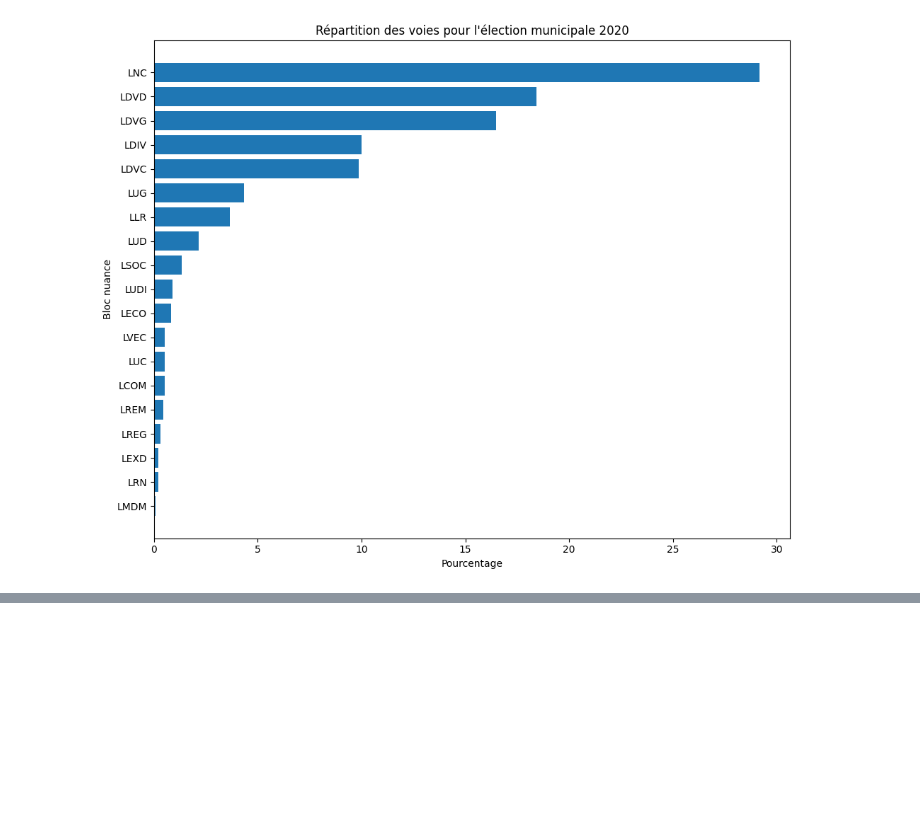
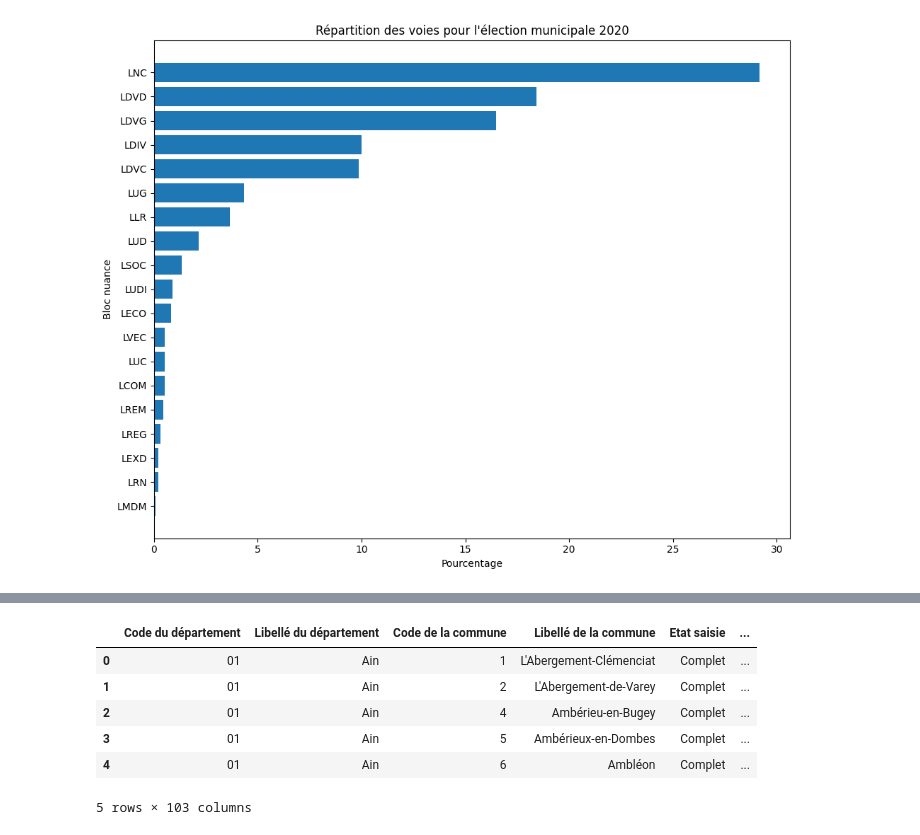
Before and after one commit to romainratajczyk/ENSAE-S1-Python-Project, a Jupyter notebook: Data formatting.ipynb, the cells around one changed output, grey strips where cells are left out. Cells and saved outputs as stored; diff of their text form; code cells hidden in the pictures; blank space fills up the shorter version.

Commit message:
Ajout de la base élections présidentielles

```diff
--- a/Data formatting.ipynb
+++ b/Data formatting.ipynb
@@ -282,0 +286,11 @@ plt.show()
+# %%
+resultats_2022 = pd.read_excel('/home/onyxia/work/Python-project/Data/data_pour_nos_codes/data_elec/Présidentielles 2022 Résultats par communes.xlsx', header=0)
+resultats_2022.head(5)
+# %% [output]
+|  | Code du département | Libellé du département | Code de la commune | Libellé de la commune | Etat saisie | ... |
+| 0 | 01 | Ain | 1 | L'Abergement-Clémenciat | Complet | ... |
+| 1 | 01 | Ain | 2 | L'Abergement-de-Varey | Complet | ... |
+| 2 | 01 | Ain | 4 | Ambérieu-en-Bugey | Complet | ... |
+| 3 | 01 | Ain | 5 | Ambérieux-en-Dombes | Complet | ... |
+| 4 | 01 | Ain | 6 | Ambléon | Complet | ... |
+5 rows × 103 columns
```
Also changed, not shown: parts of 5 cells of this notebook, 1 other file.
